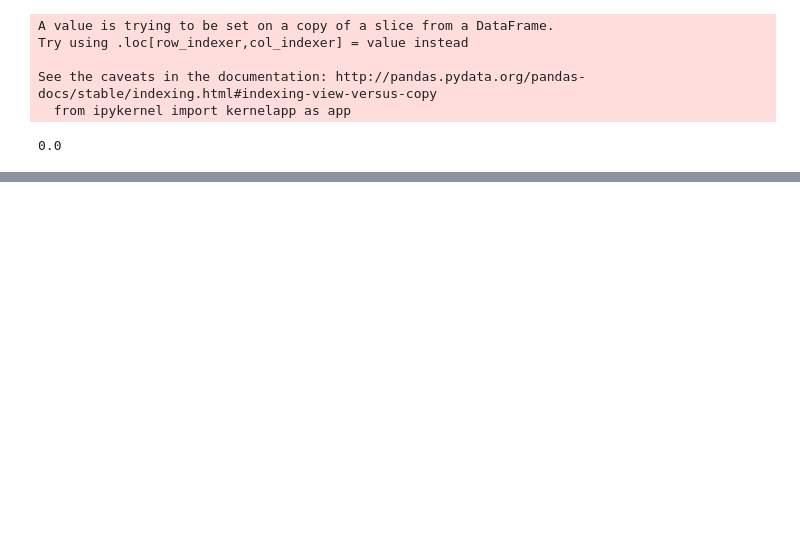
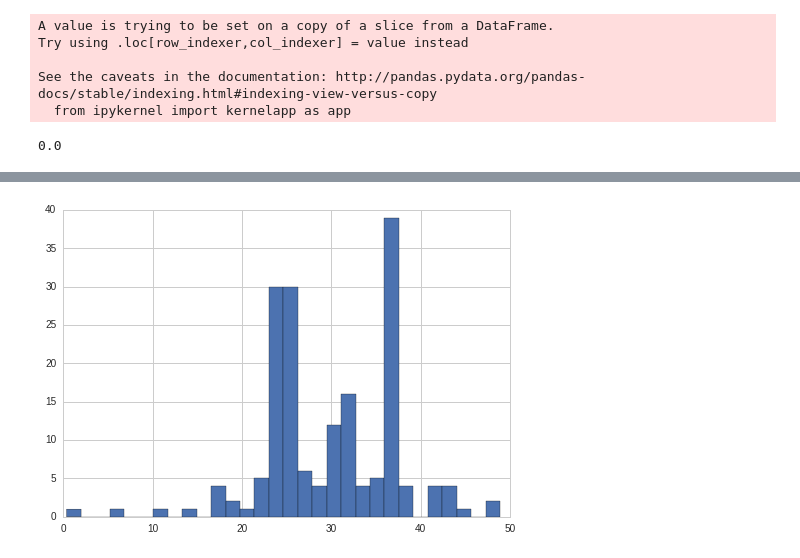
Before and after one commit to BrunFlorimond/ExercicesDataScience, a Jupyter notebook: Kaggle/Titanic/Titanic.ipynb, the cells around one changed output, grey strips where cells are left out. Saved outputs shown, nothing was run; the diff lists cells and outputs as text; code cells hidden in the pictures; blank space fills up the shorter version.

```diff
--- a/Kaggle/Titanic/Titanic.ipynb
+++ b/Kaggle/Titanic/Titanic.ipynb
@@ -441,0 +457,6 @@ dataset_dummies.final_age.isnull().mean()
+# %%
+plt.hist(dataset_dummies.AgePredicted[dataset_dummies.AgePredicted.notnull()],bins = 30)
+plt.show()
+dataset_dummies[dataset_dummies.AgePredicted.notnull()].describe()
+# %% [output]
+[figure, added]
```
Also changed, not shown: parts of 8 cells of this notebook.
